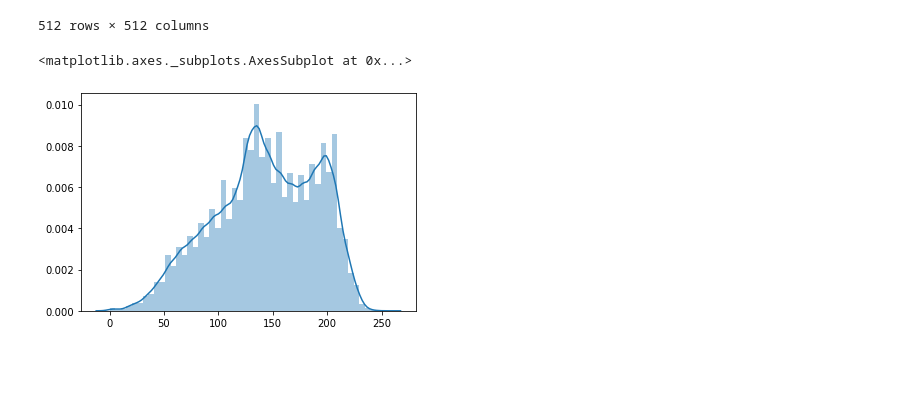
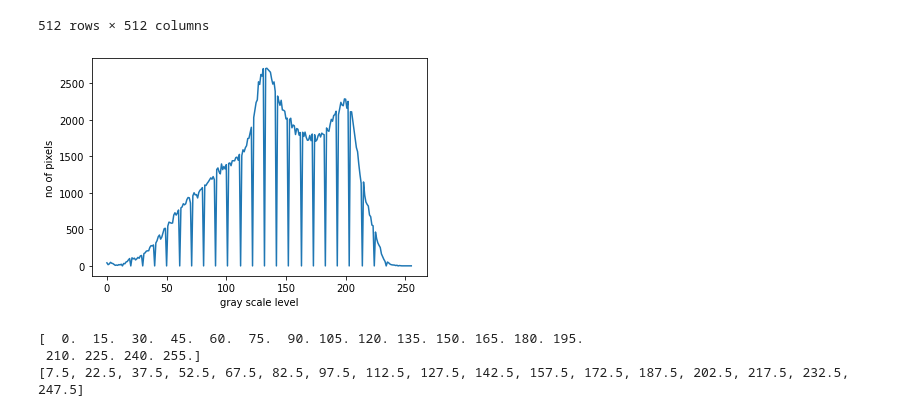
Before and after one commit to nir6760/hw1SignalProcessing, a Jupyter notebook: hw1.ipynb, the cells around one changed output. Cells and saved outputs as stored; diff of their text form; code cells hidden in the pictures; blank space fills up the shorter version.

```diff
--- a/hw1.ipynb
+++ b/hw1.ipynb
@@ -38,8 +39,11 @@ pd_im
 # %%
 one_col = gray_img.reshape(1,512*512)
 pd_col = pd.DataFrame(one_col)
-# %%
-sns.distplot(one_col)
-# %% [output]
-<matplotlib.axes._subplots.AxesSubplot at 0x...>
-[figure, removed]
+# %%
+histg = cv2.calcHist([gray_img],[0],None,[256],[0,256])
+plt.plot(histg)
+plt.xlabel('gray scale level')
+plt.ylabel('no of pixels')
+plt.show()
+# %% [output]
+[figure, added]
@@ -45,0 +64,19 @@ sns.distplot(one_col)
+# %%
+
+from scipy import integrate
+
+def mseQuant_i(i,dec,rep,pdf): #calculate the MSE of interval i
+    integrand = lambda x: ((x-rep[i-1])**2)*pdf(x)
+    result = integrate.quad(integrand, dec[i-1],dec[i], args=(a,b))
+
+def mseQuantn(b): #calculate MSE of the quantization of the image
+    k=findK(b)
+    dec=findDecisions(k)
+    rep=findRepresentation(dec)
+    mse_tot=0
+    for i in range(1,k+1):
+       mse_tot=mse_tot+mseQuant_i(i,dec,rep,pdf)
+# %% [output]
+[  0.  15.  30.  45.  60.  75.  90. 105. 120. 135. 150. 165. 180. 195.
+ 210. 225. 240. 255.]
+[7.5, 22.5, 37.5, 52.5, 67.5, 82.5, 97.5, 112.5, 127.5, 142.5, 157.5, 172.5, 187.5, 202.5, 217.5, 232.5, 247.5]
```
Also changed, not shown: parts of 3 cells of this notebook.
